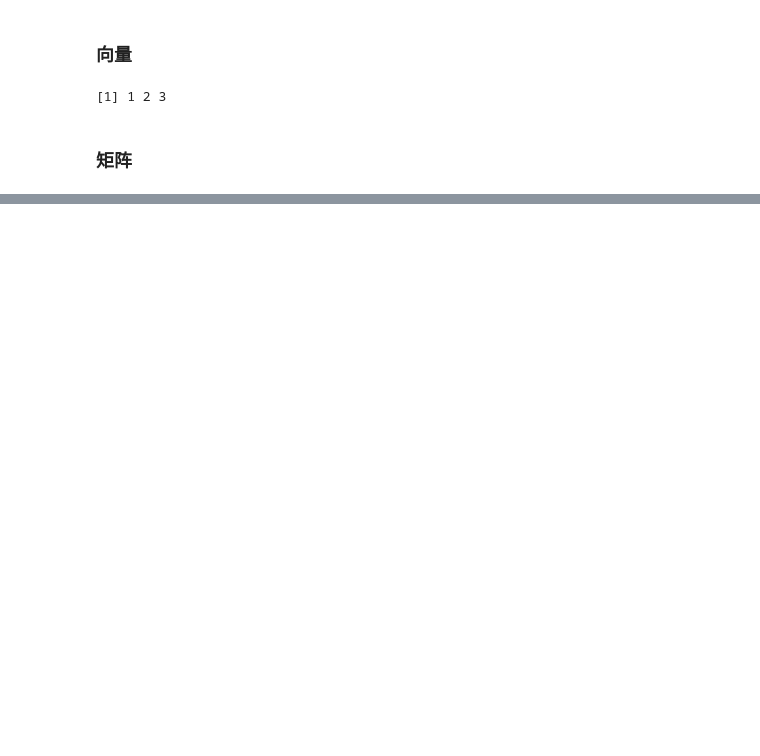
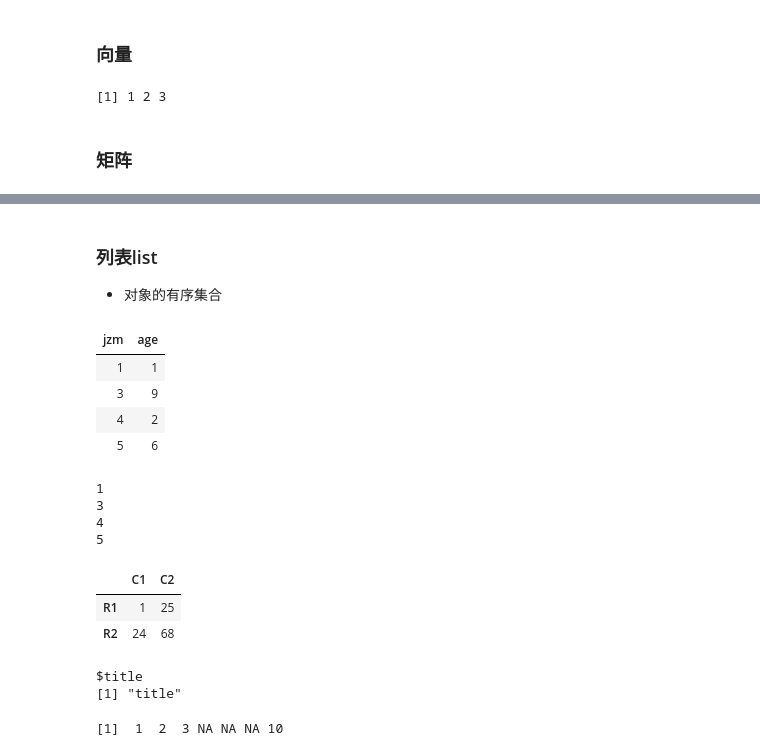
Before and after one commit to THUzhangga/R_notebook, a Jupyter notebook: R_notebook.ipynb, the cells around one changed output, grey strips where cells are left out. Saved outputs shown, nothing was run; the diff lists cells and outputs as text; code cells hidden in the pictures; blank space fills up the shorter version.

```diff
--- a/R_notebook.ipynb
+++ b/R_notebook.ipynb
@@ -64,0 +56,13 @@ y
+# %%
+y <- matrix(1:20, nrow=5, ncol=4)
+# y
+# 根据向量创建矩阵
+cells <- c(1,25,24,68)
+rnames <-c('R1','R2')
+cnames <-c('C1','C2')
+# 按行填充的2*2矩阵
+mymatrix <- matrix(cells, nrow = 2,ncol = 2,byrow=TRUE, dimnames = list(rnames, cnames))
+# mymatrix
+
+# 矩阵索引
+y[1,2] # 注意不是从0开始的！
@@ -64,0 +151,34 @@ y
+# %% [markdown]
+### 列表list
+* 对象的有序集合
+# %%
+mylist <- list(moha, jzm, mymatrix)
+mylist[1:3]
+# %% [output]
+| jzm | age |
+| 1 | 1 |
+| 3 | 9 |
+| 4 | 2 |
+| 5 | 6 |
+1
+3
+4
+5
+|  | C1 | C2 |
+| R1 | 1 | 25 |
+| R2 | 24 | 68 |
+# %%
+g <- 'title'
+h <- c(1926, 817)
+j <- matrix(1:10, nrow = 5)
+mylist <- list(title=g, ages=h,j)
+mylist[1] # 访问matrix会出现莫名其妙的问题
+# %% [output]
+$title
+[1] "title"
+# %%
+x <- c(1,2,3)
+x[7]<-10
+x
+# %% [output]
+[1]  1  2  3 NA NA NA 10
```
Also changed, not shown: parts of 20 cells of this notebook, 1 other file.
